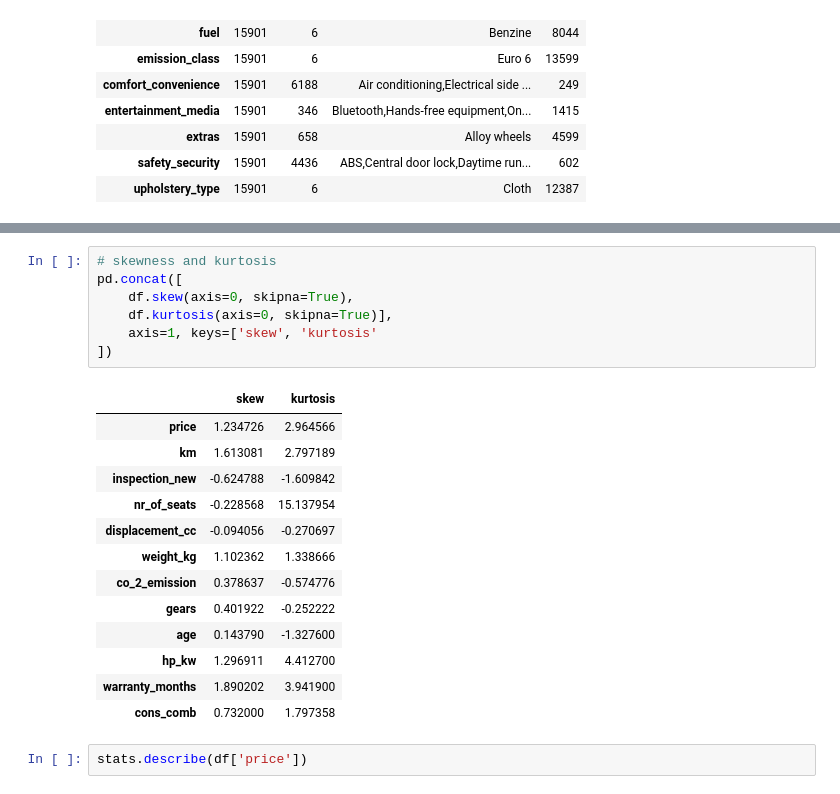
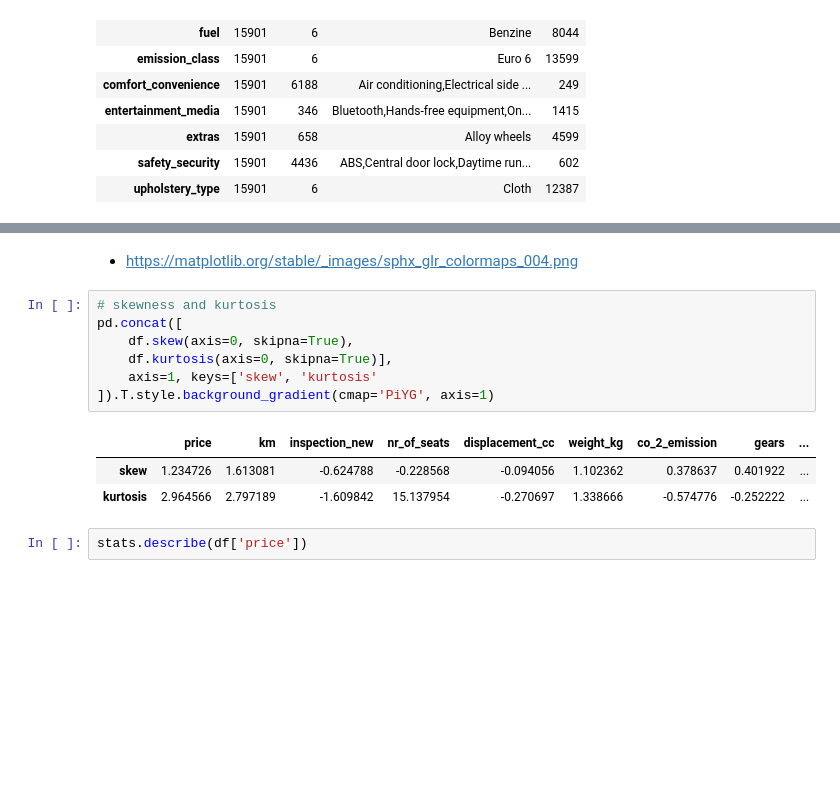
Before and after one commit to celik-muhammed/ML-Autoscout-Car-Price-Prediction-Project, a Jupyter notebook: ML-AutoScout_Multiple_Linear_Regression_with_Regularization_Part-4.ipynb, the cells around one changed output, grey strips where cells are left out. Cells and saved outputs as stored; diff of their text form; blank space fills up the shorter version.

```diff
--- a/ML-AutoScout_Multiple_Linear_Regression_with_Regularization_Part-4.ipynb
+++ b/ML-AutoScout_Multiple_Linear_Regression_with_Regularization_Part-4.ipynb
@@ -162,27 +175,19 @@ df.describe(include='number').T
 | hp_kw | 15901.000000 | 88.497201 | 26.650065 | 51.000000 | 66.000000 | 85.000000 | 101.000000 | 294.000000 |
 | warranty_months | 15901.000000 | 19.934087 | 11.411365 | 1.000000 | 12.000000 | 12.000000 | 24.000000 | 72.000000 |
 | cons_comb | 15901.000000 | 4.827098 | 0.922903 | 3.000000 | 4.000000 | 4.800000 | 5.400000 | 10.000000 |
+# %% [markdown]
+- https://matplotlib.org/stable/_images/sphx_glr_colormaps_004.png
 # %%
 # skewness and kurtosis
 pd.concat([
     df.skew(axis=0, skipna=True),
     df.kurtosis(axis=0, skipna=True)],
     axis=1, keys=['skew', 'kurtosis'
-])
+]).T.style.background_gradient(cmap='PiYG', axis=1)
 # %% [output]
-|  | skew | kurtosis |
-| price | 1.234726 | 2.964566 |
-| km | 1.613081 | 2.797189 |
-| inspection_new | -0.624788 | -1.609842 |
-| nr_of_seats | -0.228568 | 15.137954 |
-| displacement_cc | -0.094056 | -0.270697 |
-| weight_kg | 1.102362 | 1.338666 |
-| co_2_emission | 0.378637 | -0.574776 |
-| gears | 0.401922 | -0.252222 |
-| age | 0.143790 | -1.327600 |
-| hp_kw | 1.296911 | 4.412700 |
-| warranty_months | 1.890202 | 3.941900 |
-| cons_comb | 0.732000 | 1.797358 |
+|  | price | km | inspection_new | nr_of_seats | displacement_cc | weight_kg | co_2_emission | gears | ... |
+| skew | 1.234726 | 1.613081 | -0.624788 | -0.228568 | -0.094056 | 1.102362 | 0.378637 | 0.401922 | ... |
+| kurtosis | 2.964566 | 2.797189 | -1.609842 | 15.137954 | -0.270697 | 1.338666 | -0.574776 | -0.252222 | ... |
 # %%
 stats.describe(df['price'])
 # %% [output]
```
Also changed, not shown: parts of 80 cells of this notebook.
